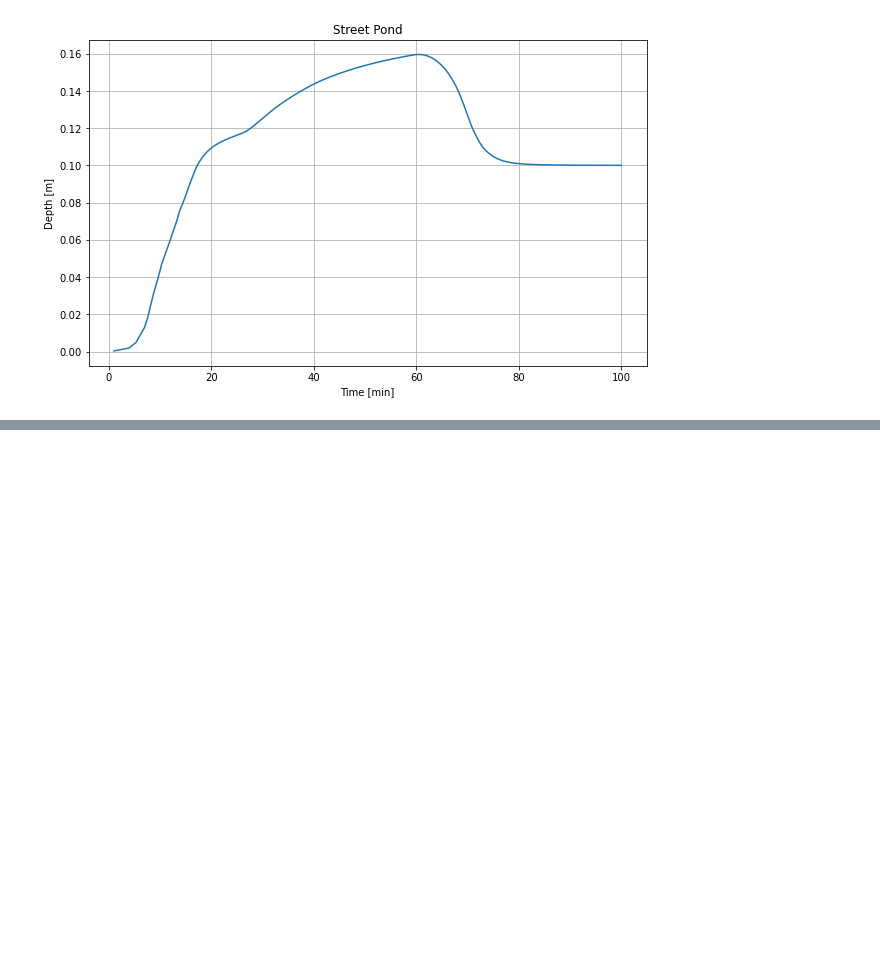
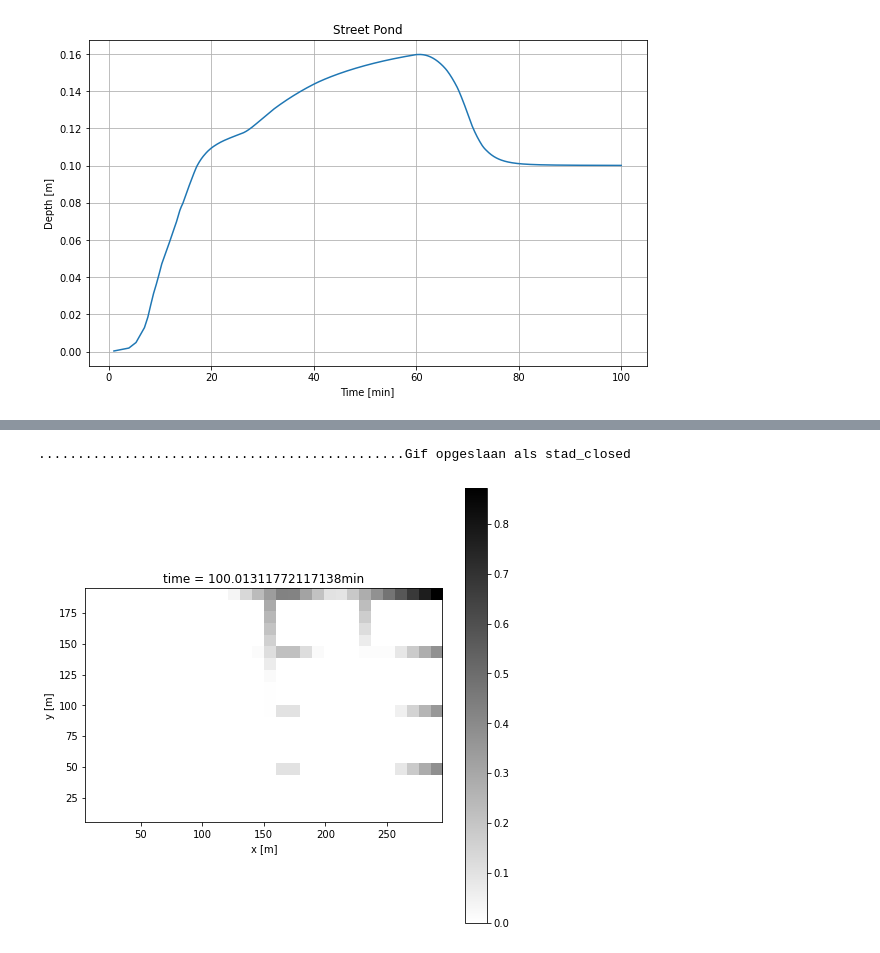
Before and after one commit to olivierbonte/Project_Spatio_Temporele_2, a Jupyter notebook: Gebouwen_scenario.ipynb, the cells around one changed output, grey strips where cells are left out. Cells and saved outputs as stored; diff of their text form; code cells hidden in the pictures; blank space fills up the shorter version.

```diff
--- a/Gebouwen_scenario.ipynb
+++ b/Gebouwen_scenario.ipynb
@@ -89,7 +89,7 @@ theta = 0.7 #relaxatieparameter (gekalibreerd). Wanneer dit op 1 heeft dit effec
 # Initialisatie: kan je hier korter nemen denk ik!!
 deltat = 60 #bv 1 minuut => 1e waterlaag
 depths_imag = np.zeros((ny+2,nx+2))
-depths_imag[1:-1,1:-1] = rain*deltat #waterdiepte na 5s regenval aan 20 mm/h
+depths_imag[1:-1,1:-1] = rain*deltat
 t_list = [] #lijst met tijdstappen
 t = deltat
 t_list.append(t)
@@ -152,8 +152,10 @@ depths_imag_new[-1,:] = 0
 # Regenval toevoegen aan waterdiepte
 if t < duration: #alleen in het eerste uur
     depths_imag_new[1:-1,1:-1] = depths_imag_new[1:-1,1:-1] + rain*deltat
+if t_list[-2] < duration and t > duration: #dit is dus scenario waarbij NET de één uur overschrijden
+        print('nieuwe stap werkt')
+        depths_imag_new[1:-1,1:-1] = depths_imag_new[1:-1,1:-1] + rain*(duration - t_list[-2])
 depths_list.append(depths_imag_new)
-
 
 ##2## Overige iteraties in de tijd => functie OutfluxNH2
 while t < tend:
@@ -213,6 +215,9 @@ while t < tend:
     # Regenval toevoegen aan waterdiepte
     if t < duration: #alleen in het eerste uur
         depths_imag_new[1:-1,1:-1] = depths_imag_new[1:-1,1:-1] + rain*deltat
+    if t_list[-2] < duration and t > duration: #dit is dus scenario waarbij NET de één uur overschrijden
+        print('nieuwe stap werkt')
+        depths_imag_new[1:-1,1:-1] = depths_imag_new[1:-1,1:-1] + rain*(duration - t_list[-2])
     depths_list.append(depths_imag_new)
 # %% [output]
 174.87435419566722
@@ -258,0 +444,11 @@ Text(0.5, 1.0, 'Street Pond')
+# %%
+depths_list_closed_bis = []
+t_list_closed = t_list
+for i in range(len(depths_list_closed)):
+    bisframe = depths_list_closed[i][1:-1,1:-1]
+    depths_list_closed_bis.append(bisframe)
+
+gif_maken_bis(depths_list_closed_bis, t_list_closed, 20, 'stad_closed')
+# %% [output]
+...............................................Gif opgeslaan als stad_closed
+[figure, added]
```
Also changed, not shown: parts of 19 cells of this notebook, 5 other files.
